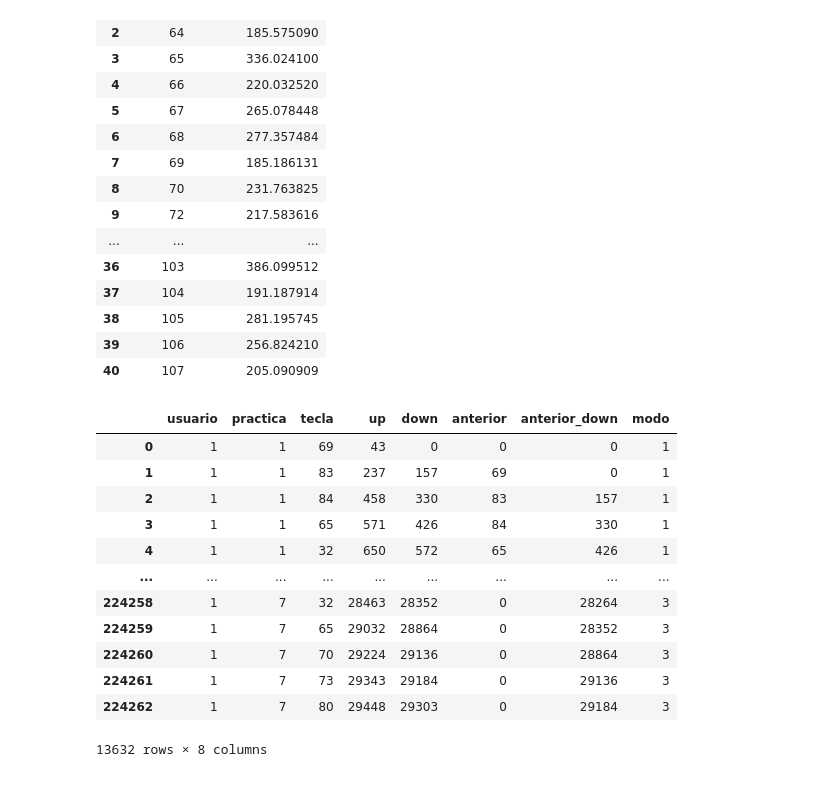
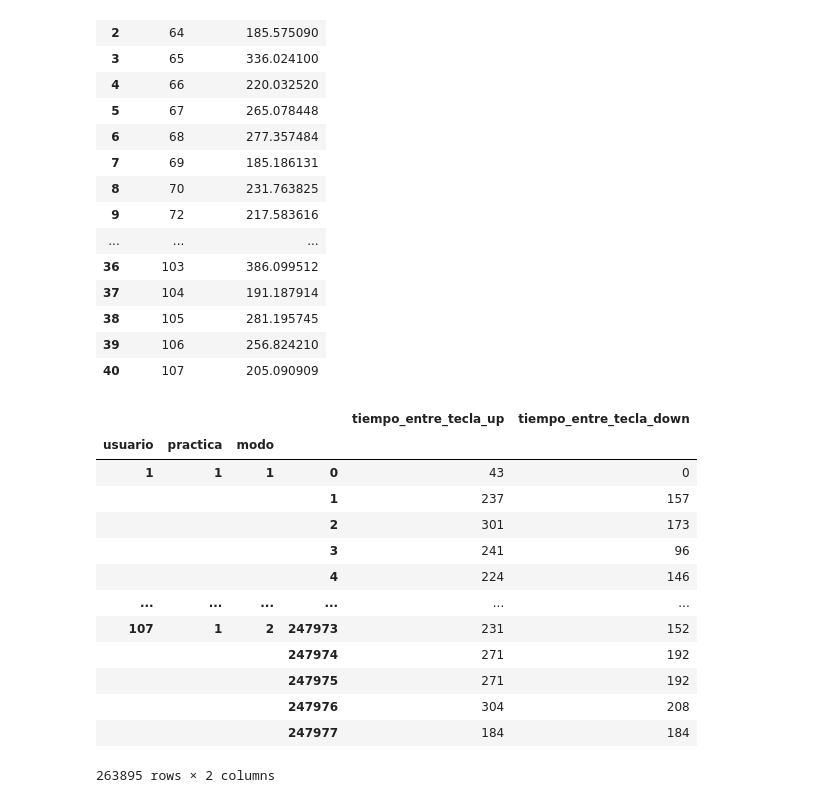
Before and after one commit to Fonteeres/IA_Ciencia_Datos, a Jupyter notebook: Semestre 4/Practica Profesionalizante 2/keystroke/TP1.ipynb, the cells around one changed output. Cells and saved outputs as stored; diff of their text form; code cells hidden in the pictures.

```diff
--- a/Semestre 4/Practica Profesionalizante 2/keystroke/TP1.ipynb
+++ b/Semestre 4/Practica Profesionalizante 2/keystroke/TP1.ipynb
@@ -49,22 +49,25 @@ df_Cambio_mano.groupby('usuario')['tiempo'].mean().reset_index(name='Tiempo_Prom
 | 40 | 107 | 205.090909 |
 # %%
 df_Tiempo_Tecla = df_Tiempo_Tecla.drop('tiempo_id',axis=1)
-# %%
-df_Tiempo_Tecla[df_Tiempo_Tecla['usuario']==1]
-# la diferencia entre el up y el down no tiene que ser mayor a cierta cantidad para que no sean outliers
-# ademas debe ser la misma practica y el mismo usuario
-# tambien con la columna anterior podes inferir el error que tiene el ususario o no?
-# %% [output]
-|  | usuario | practica | tecla | up | down | anterior | anterior_down | modo |
-| 0 | 1 | 1 | 69 | 43 | 0 | 0 | 0 | 1 |
-| 1 | 1 | 1 | 83 | 237 | 157 | 69 | 0 | 1 |
-| 2 | 1 | 1 | 84 | 458 | 330 | 83 | 157 | 1 |
-| 3 | 1 | 1 | 65 | 571 | 426 | 84 | 330 | 1 |
-| 4 | 1 | 1 | 32 | 650 | 572 | 65 | 426 | 1 |
-| ... | ... | ... | ... | ... | ... | ... | ... | ... |
-| 224258 | 1 | 7 | 32 | 28463 | 28352 | 0 | 28264 | 3 |
-| 224259 | 1 | 7 | 65 | 29032 | 28864 | 0 | 28352 | 3 |
-| 224260 | 1 | 7 | 70 | 29224 | 29136 | 0 | 28864 | 3 |
-| 224261 | 1 | 7 | 73 | 29343 | 29184 | 0 | 29136 | 3 |
-| 224262 | 1 | 7 | 80 | 29448 | 29303 | 0 | 29184 | 3 |
-13632 rows × 8 columns
+# %%
+df_final = pd.DataFrame(columns=['tiempo_entre_tecla_up','tiempo_entre_tecla_down'])
+# %%
+df_final['tiempo_entre_tecla_down']  = df_Tiempo_Tecla.groupby(['usuario','practica','modo']).apply(lambda x: x['down'] - x['anterior_down'])
+df_final['tiempo_entre_tecla_up']  = df_Tiempo_Tecla.groupby(['usuario','practica','modo']).apply(lambda x: x['up'] - x['anterior_down'])
+# %%
+df_final
+# %% [output]
+|  |  |  |  | tiempo_entre_tecla_up | tiempo_entre_tecla_down |
+| usuario | practica | modo |  |  |  |
+| 1 | 1 | 1 | 0 | 43 | 0 |
+|  |  |  | 1 | 237 | 157 |
+|  |  |  | 2 | 301 | 173 |
+|  |  |  | 3 | 241 | 96 |
+|  |  |  | 4 | 224 | 146 |
+| ... | ... | ... | ... | ... | ... |
+| 107 | 1 | 2 | 247973 | 231 | 152 |
+|  |  |  | 247974 | 271 | 192 |
+|  |  |  | 247975 | 271 | 192 |
+|  |  |  | 247976 | 304 | 208 |
+|  |  |  | 247977 | 184 | 184 |
+263895 rows × 2 columns
```
Also changed, not shown: 2 other files.
